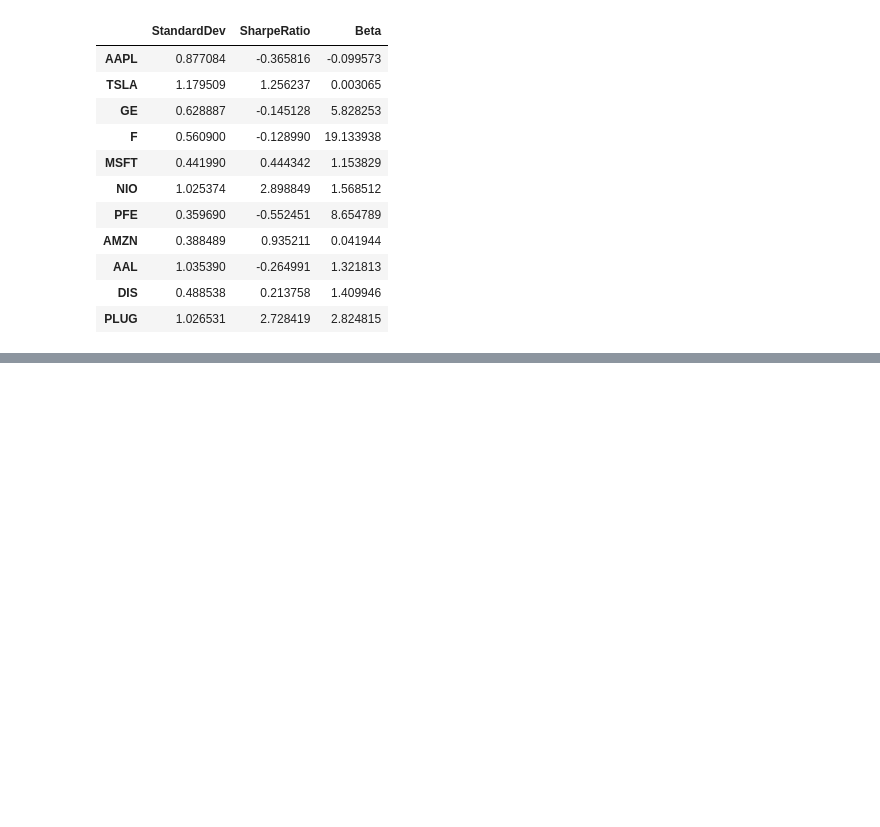
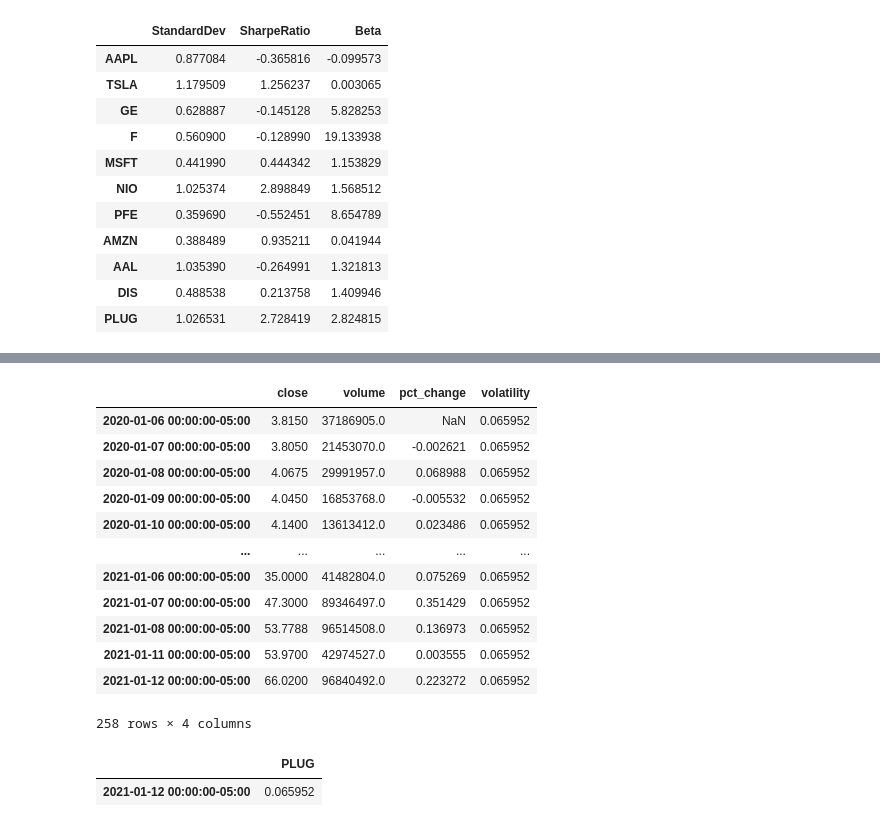
Before and after one commit to jtmcginley123/project-two, a Jupyter notebook: Jorge/sharpe_ratio.ipynb, the cells around one changed output, grey strips where cells are left out. Cells and saved outputs as stored; diff of their text form; code cells hidden in the pictures; blank space fills up the shorter version.

```diff
--- a/Jorge/sharpe_ratio.ipynb
+++ b/Jorge/sharpe_ratio.ipynb
@@ -320,0 +373,69 @@ df_sharpe_std_beta
+# %%
+df_spy = get_data("SPY")
+df_spy = get_columns(df_spy)
+df_spy = calc_daily_returns(df_spy)
+df_spy
+
+df_tsla = get_data("TSLA")
+df_tsla = get_columns(df_tsla)
+df_tsla = calc_daily_returns(df_tsla)
+df_tsla
+
+df_ge = get_data("GE")
+df_ge = get_columns(df_ge)
+df_ge = calc_daily_returns(df_ge)
+df_ge
+
+df_f = get_data("F")
+df_f = get_columns(df_f)
+df_f = calc_daily_returns(df_f)
+df_f
+
+df_msft = get_data("MSFT")
+df_msft = get_columns(df_msft)
+df_msft = calc_daily_returns(df_msft)
+df_msft
+
+df_nio = get_data("NIO")
+df_nio = get_columns(df_nio)
+df_nio = calc_daily_returns(df_nio)
+df_nio
+
+df_pfe = get_data("PFE")
+df_pfe = get_columns(df_pfe)
+df_pfe = calc_daily_returns(df_pfe)
+df_pfe
+
+df_amzn = get_data("AMZN")
+df_amzn = get_columns(df_amzn)
+df_amzn = calc_daily_returns(df_amzn)
+df_amzn
+
+df_aal = get_data("AAL")
+df_aal = get_columns(df_aal)
+df_aal = calc_daily_returns(df_aal)
+df_aal
+
+df_dis = get_data("DIS")
+df_dis = get_columns(df_dis)
+df_dis = calc_daily_returns(df_dis)
+df_dis
+
+df_plug = get_data("PLUG")
+df_plug = get_columns(df_plug)
+df_plug = calc_daily_returns(df_plug)
+df_plug
+# %% [output]
+|  | close | volume | pct_change | volatility |
+| 2020-01-06 00:00:00-05:00 | 3.8150 | 37186905.0 | NaN | 0.065952 |
+| 2020-01-07 00:00:00-05:00 | 3.8050 | 21453070.0 | -0.002621 | 0.065952 |
+| 2020-01-08 00:00:00-05:00 | 4.0675 | 29991957.0 | 0.068988 | 0.065952 |
+| 2020-01-09 00:00:00-05:00 | 4.0450 | 16853768.0 | -0.005532 | 0.065952 |
+| 2020-01-10 00:00:00-05:00 | 4.1400 | 13613412.0 | 0.023486 | 0.065952 |
+| ... | ... | ... | ... | ... |
+| 2021-01-06 00:00:00-05:00 | 35.0000 | 41482804.0 | 0.075269 | 0.065952 |
+| 2021-01-07 00:00:00-05:00 | 47.3000 | 89346497.0 | 0.351429 | 0.065952 |
+| 2021-01-08 00:00:00-05:00 | 53.7788 | 96514508.0 | 0.136973 | 0.065952 |
+| 2021-01-11 00:00:00-05:00 | 53.9700 | 42974527.0 | 0.003555 | 0.065952 |
+| 2021-01-12 00:00:00-05:00 | 66.0200 | 96840492.0 | 0.223272 | 0.065952 |
+258 rows × 4 columns
@@ -320,0 +483,5 @@ df_sharpe_std_beta
+# %%
+plug_volatility
+# %% [output]
+|  | PLUG |
+| 2021-01-12 00:00:00-05:00 | 0.065952 |
```
Also changed, not shown: parts of 19 cells of this notebook.
